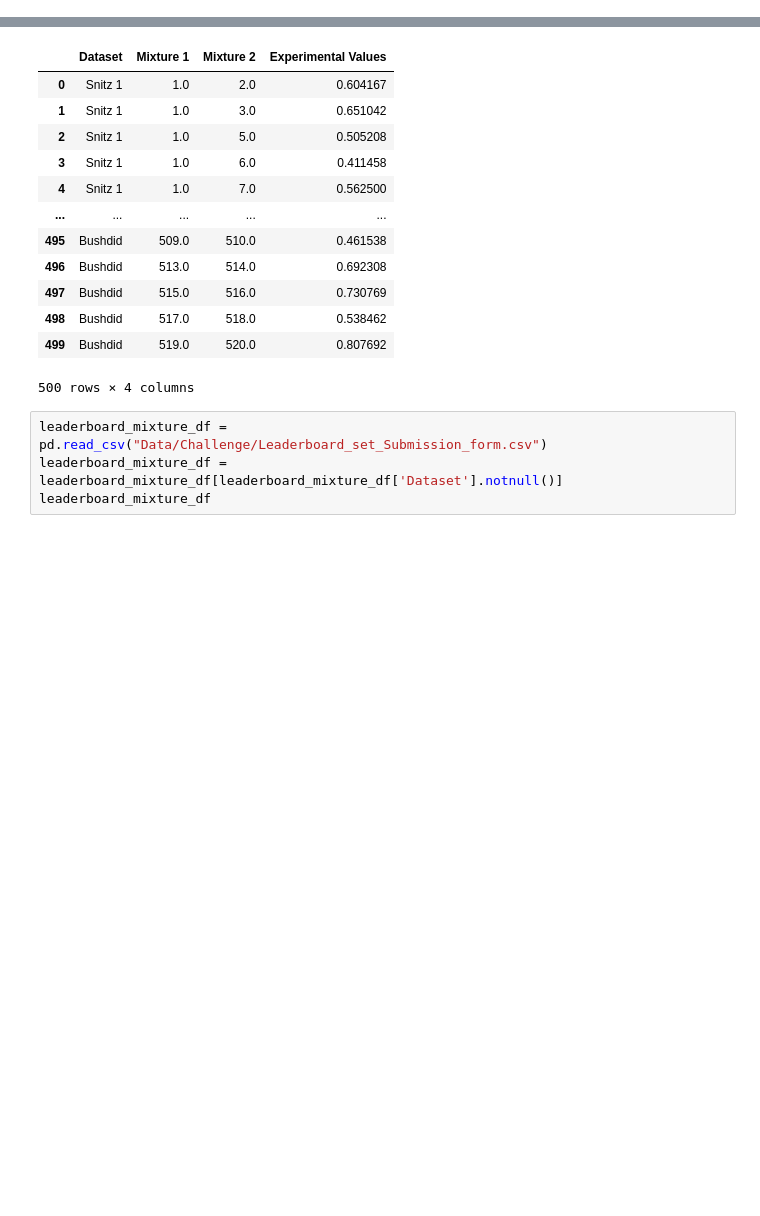
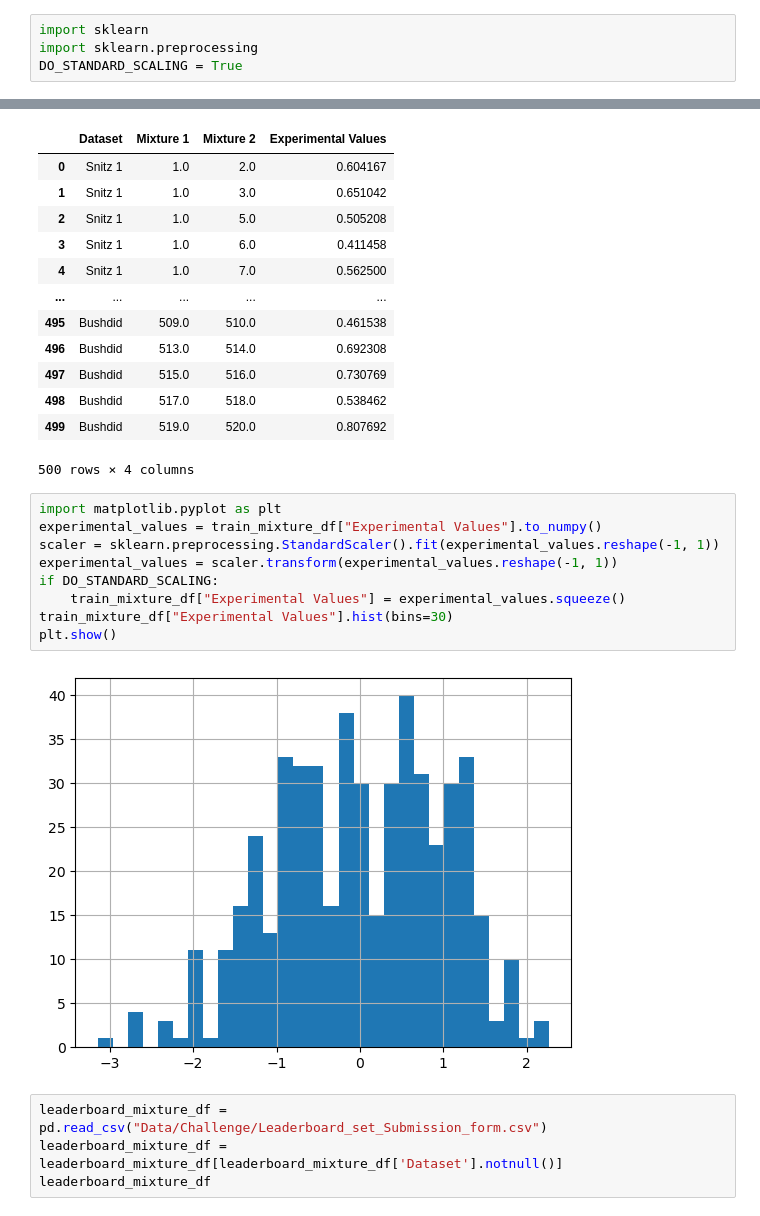
Before and after one commit to laurahsisson/dream, a Jupyter notebook: blends.ipynb, the cells around one changed output, grey strips where cells are left out. Drawn from its saved outputs; the diff is of its cells as text; blank space fills up the shorter version.

```diff
--- a/blends.ipynb
+++ b/blends.ipynb
@@ -1,3 +1,7 @@
+# %%
+import sklearn
+import sklearn.preprocessing
+DO_STANDARD_SCALING = True
 # %%
 import pandas as pd
 
@@ -164,6 +168,17 @@ train_mixture_df
 | 498 | Bushdid | 517.0 | 518.0 | 0.538462 |
 | 499 | Bushdid | 519.0 | 520.0 | 0.807692 |
 500 rows × 4 columns
+# %%
+import matplotlib.pyplot as plt
+experimental_values = train_mixture_df["Experimental Values"].to_numpy()
+scaler = sklearn.preprocessing.StandardScaler().fit(experimental_values.reshape(-1, 1))
+experimental_values = scaler.transform(experimental_values.reshape(-1, 1))
+if DO_STANDARD_SCALING:
+    train_mixture_df["Experimental Values"] = experimental_values.squeeze()
+train_mixture_df["Experimental Values"].hist(bins=30)
+plt.show()
+# %% [output]
+[figure, added]
 # %%
 leaderboard_mixture_df = pd.read_csv("Data/Challenge/Leaderboard_set_Submission_form.csv")
 leaderboard_mixture_df = leaderboard_mixture_df[leaderboard_mixture_df['Dataset'].notnull()]
```
Also changed, not shown: parts of 2 cells of this notebook, 4 other files.
